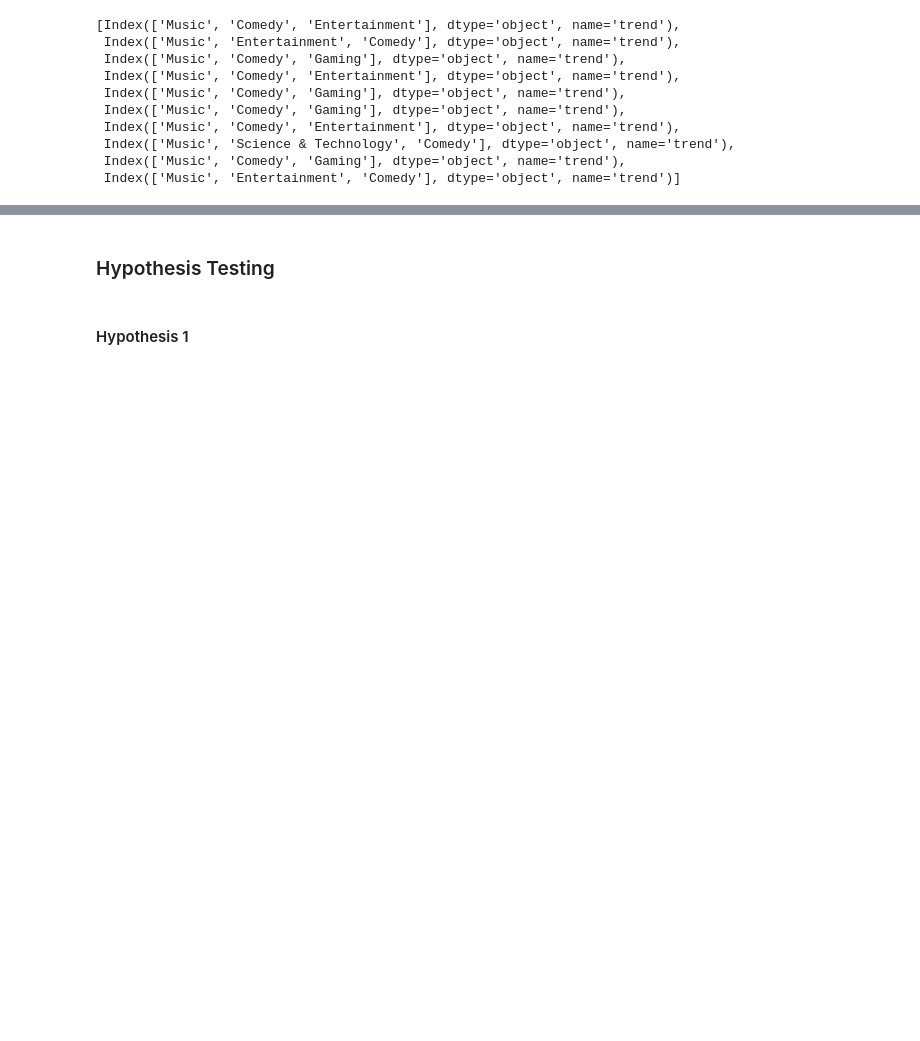
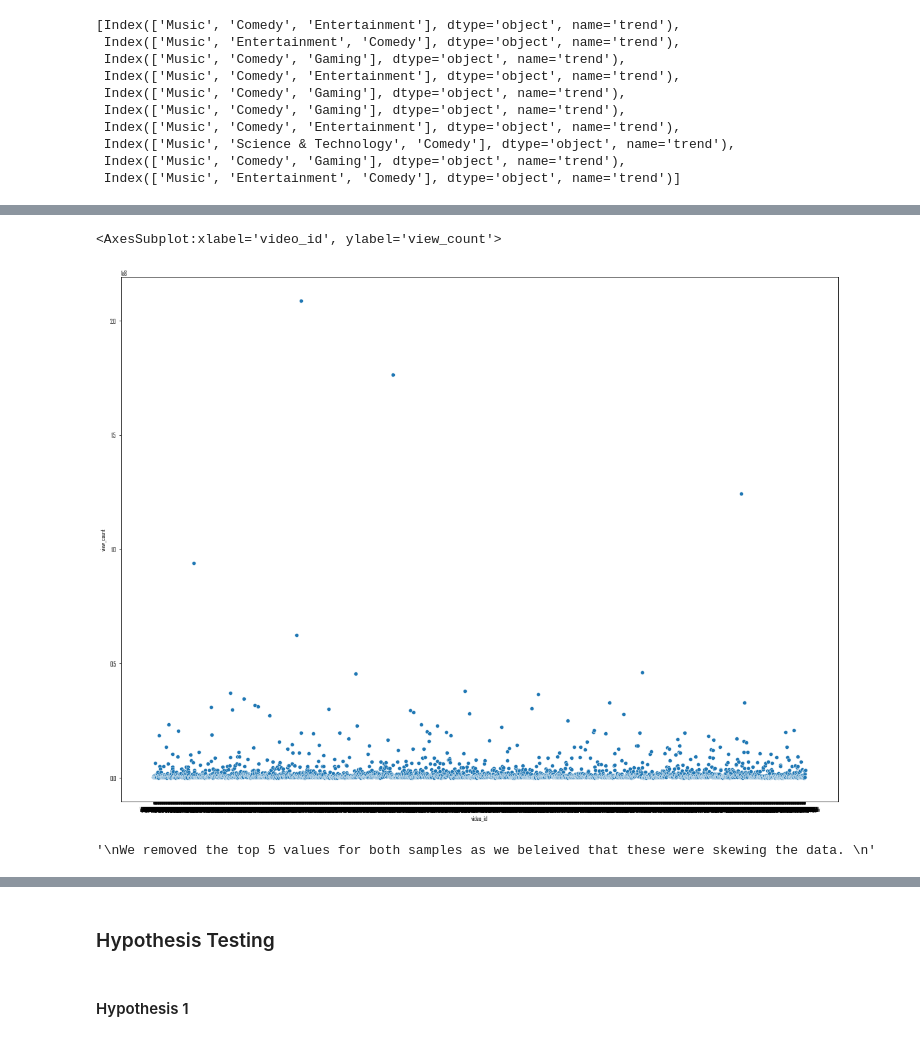
Before and after one commit to gorkemguneser/Youtube-Trending-Videos-Statistical-Analysis, a Jupyter notebook: code/gorkem.ipynb, the cells around one changed output, grey strips where cells are left out. Drawn from its saved outputs; the diff is of its cells as text; code cells hidden in the pictures; blank space fills up the shorter version.

```diff
--- a/code/gorkem.ipynb
+++ b/code/gorkem.ipynb
@@ -900,0 +894,11 @@ countries_view_count_ordered
+# %%
+sns.scatterplot(data = data_gb_unique, x = 'video_id', y = 'view_count')
+# %% [output]
+<AxesSubplot:xlabel='video_id', ylabel='view_count'>
+[figure, added]
+# %%
+"""
+We removed the top 5 values for both samples as we beleived that these were skewing the data.
+"""
+# %% [output]
+'\nWe removed the top 5 values for both samples as we beleived that these were skewing the data. \n'
```
Also changed, not shown: parts of 52 cells of this notebook.
